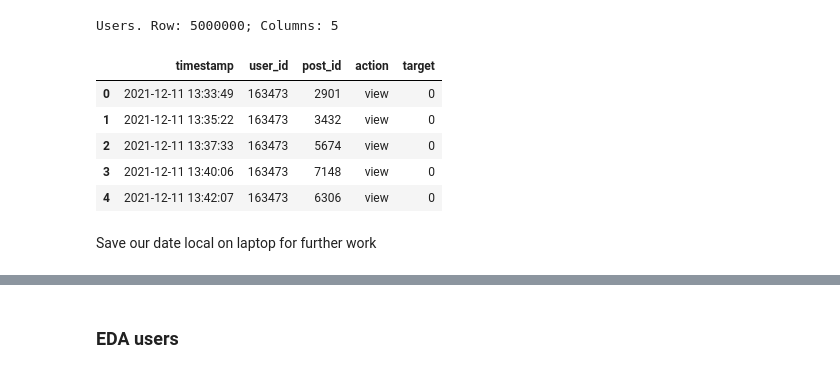
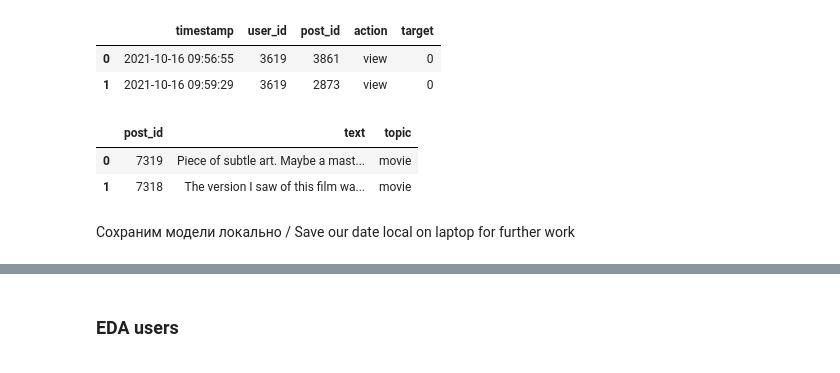
Before and after one commit to ValentinPatrakeev/Recommendation-system-social-network, a Jupyter notebook: 1. Download data and EDA.ipynb, the cells around one changed output, grey strips where cells are left out. Saved outputs shown, nothing was run; the diff lists cells and outputs as text; code cells hidden in the pictures.

```diff
--- a/1. Download data and EDA.ipynb
+++ b/1. Download data and EDA.ipynb
@@ -8,7 +10,7 @@ import numpy as np
 # %%
 #We use pd.read_sql and connection with PostgreSQL
-
-conn_uri = "postgresql://robot-startml-ro:pheiph0hahj1Vaif@postgres.lab.karpov.courses:6432/startml"
+password = '****' #При необходимоси пароль может быть скинут
+conn_uri = f"postgresql://robot-startml-ro:{password}@postgres.lab.karpov.courses:6432/startml"
 # %%
 users = pd.read_sql(
    "SELECT * FROM user_data ORDER BY user_id desc",
@@ -50,15 +36,16 @@ Users. Row: 7023; Columns: 3
 # %%
-feeds_data_title = f'Users. Row: {feeds.shape[0]}; Columns: {feeds.shape[1]}'
-feeds.head().style.set_caption(feeds_data_title)
+feeds.head(2)
 # %% [output]
-Users. Row: 5000000; Columns: 5
 |  | timestamp | user_id | post_id | action | target |
-| 0 | 2021-12-11 13:33:49 | 163473 | 2901 | view | 0 |
-| 1 | 2021-12-11 13:35:22 | 163473 | 3432 | view | 0 |
-| 2 | 2021-12-11 13:37:33 | 163473 | 5674 | view | 0 |
-| 3 | 2021-12-11 13:40:06 | 163473 | 7148 | view | 0 |
-| 4 | 2021-12-11 13:42:07 | 163473 | 6306 | view | 0 |
+| 0 | 2021-10-16 09:56:55 | 3619 | 3861 | view | 0 |
+| 1 | 2021-10-16 09:59:29 | 3619 | 2873 | view | 0 |
+# %%
+posts.head(2)
+# %% [output]
+|  | post_id | text | topic |
+| 0 | 7319 | Piece of subtle art. Maybe a mast... | movie |
+| 1 | 7318 | The version I saw of this film wa... | movie |
 # %% [markdown]
-Save our date local on laptop for further work
+Сохраним модели локально / Save our date local on laptop for further work
 # %%
 users.to_csv("users", sep=";", index=False)
```
Also changed, not shown: parts of 35 cells of this notebook, 1 other file.
